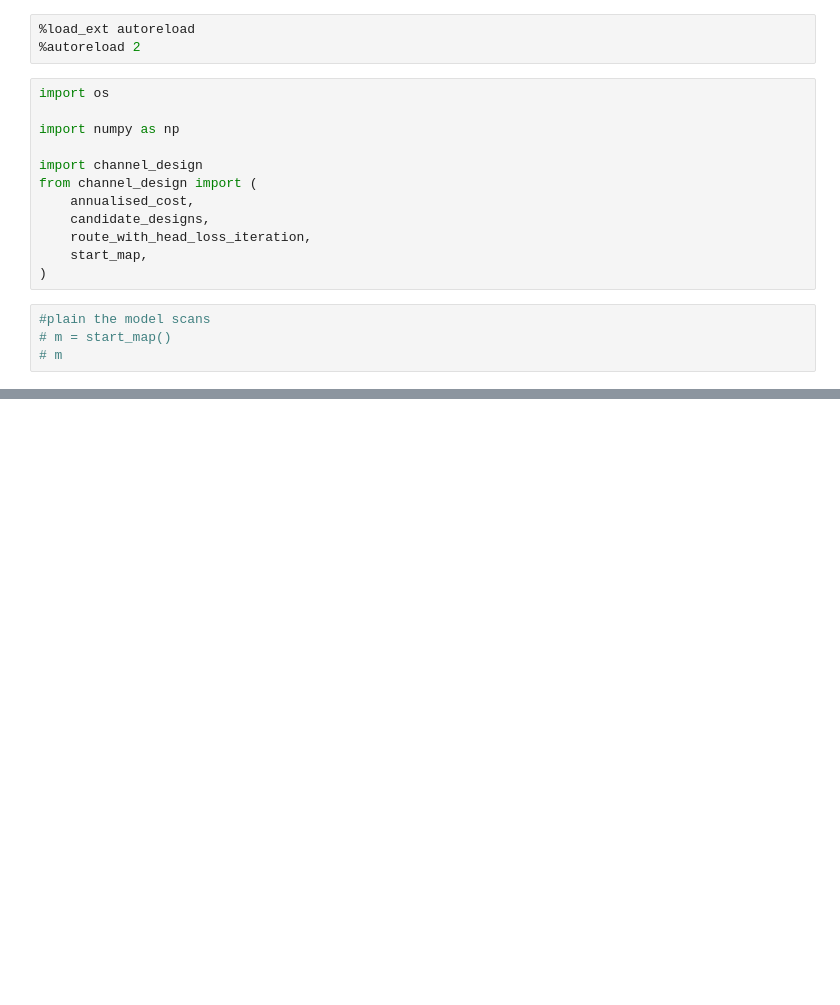
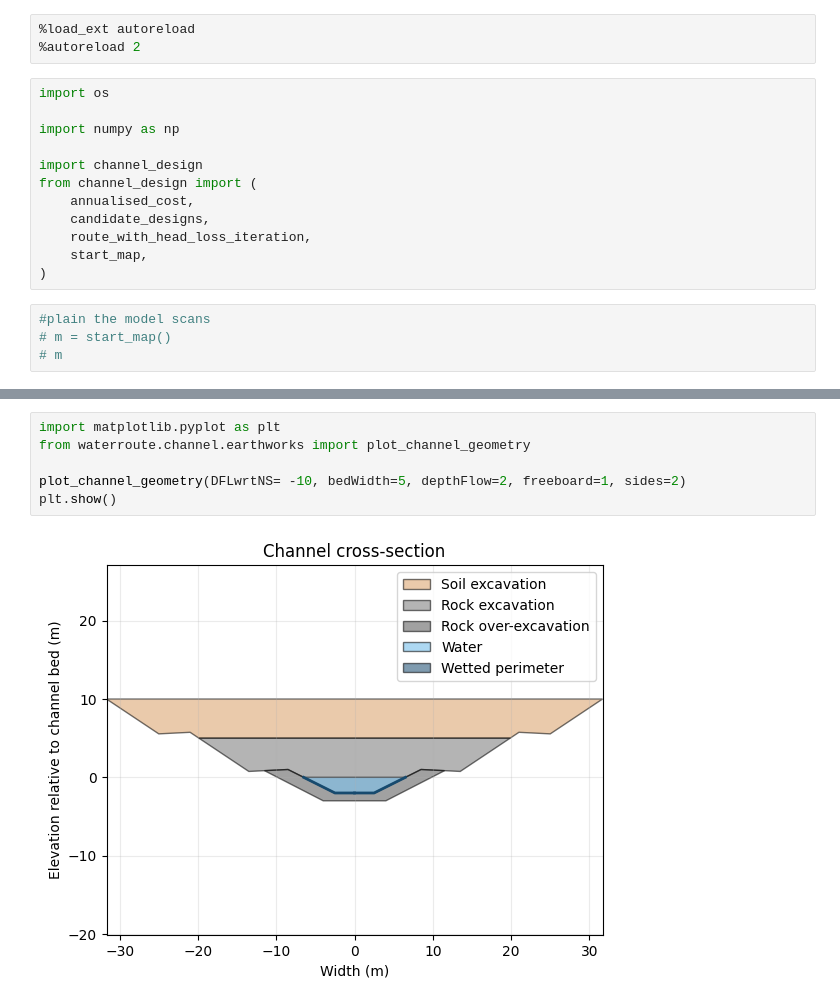
Before and after one commit to lynn-seo/WaterRoute, a Jupyter notebook: elliot_waterroute.ipynb, the cells around one changed output, grey strips where cells are left out. Drawn from its saved outputs; the diff is of its cells as text; blank space fills up the shorter version.

```diff
--- a/elliot_waterroute.ipynb
+++ b/elliot_waterroute.ipynb
@@ -183,0 +946,8 @@ Calculated channel dimensions: slope = -0.00010980564401010212, ratio_width_dept
+# %%
+import matplotlib.pyplot as plt
+from waterroute.channel.earthworks import plot_channel_geometry
+
+plot_channel_geometry(DFLwrtNS= -10, bedWidth=5, depthFlow=2, freeboard=1, sides=2)
+plt.show()
+# %% [output]
+[figure, added]
```
Also changed, not shown: parts of 10 cells of this notebook, 10 other files.
